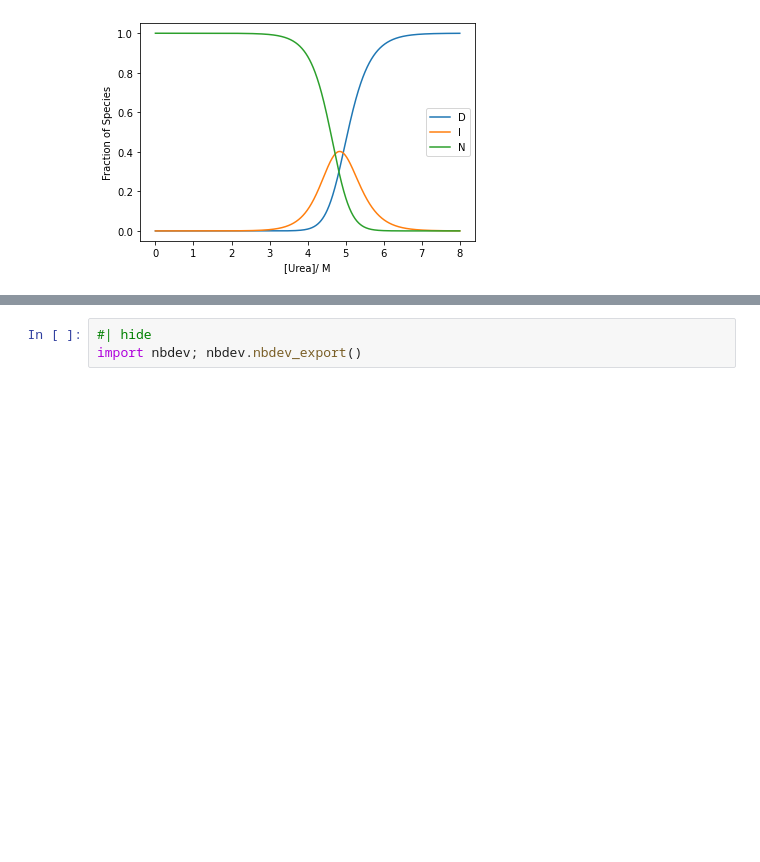
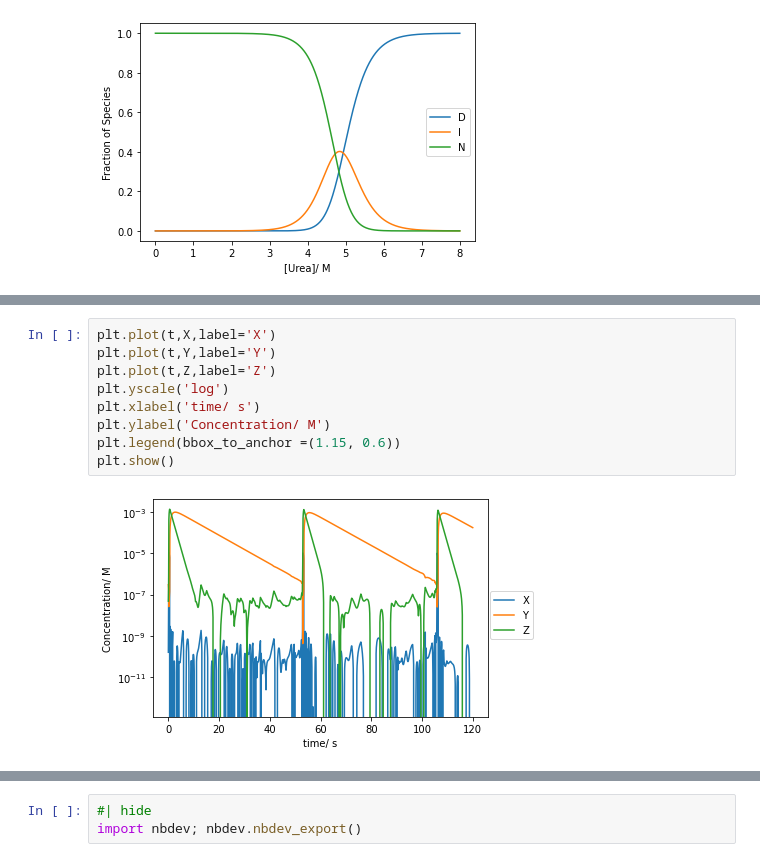
Before and after one commit to KGrewal1/ChemIITools, a Jupyter notebook: nbs/02_Kinetics.ipynb, the cells around one changed output, grey strips where cells are left out. Drawn from its saved outputs; the diff is of its cells as text; blank space fills up the shorter version.

```diff
--- a/nbs/02_Kinetics.ipynb
+++ b/nbs/02_Kinetics.ipynb
@@ -82,0 +130,11 @@ plt.show()
+# %%
+plt.plot(t,X,label='X')
+plt.plot(t,Y,label='Y')
+plt.plot(t,Z,label='Z')
+plt.yscale('log')
+plt.xlabel('time/ s')
+plt.ylabel('Concentration/ M')
+plt.legend(bbox_to_anchor =(1.15, 0.6))
+plt.show()
+# %% [output]
+[figure, added]
```
Also changed, not shown: parts of 6 cells of this notebook, 2 other files.
